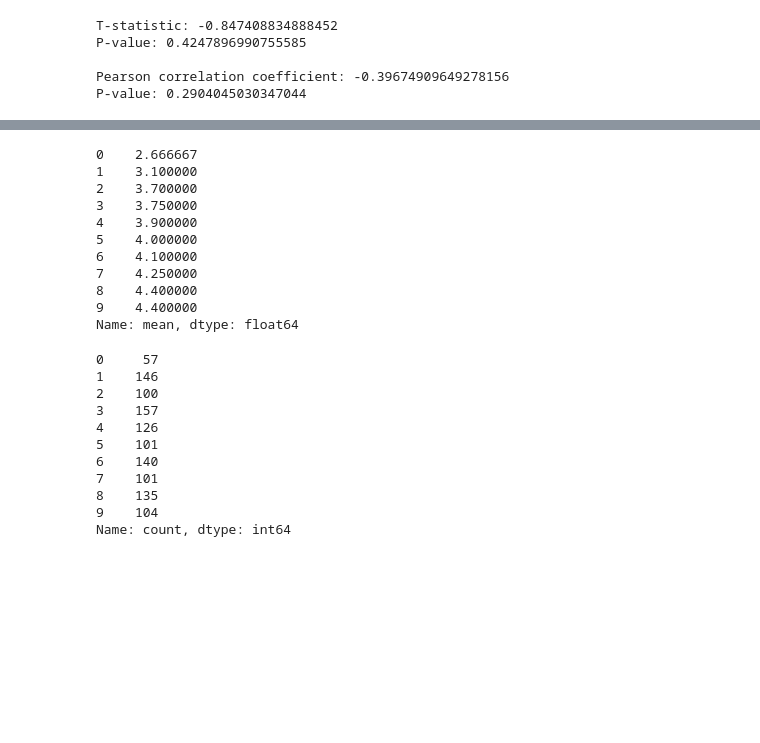
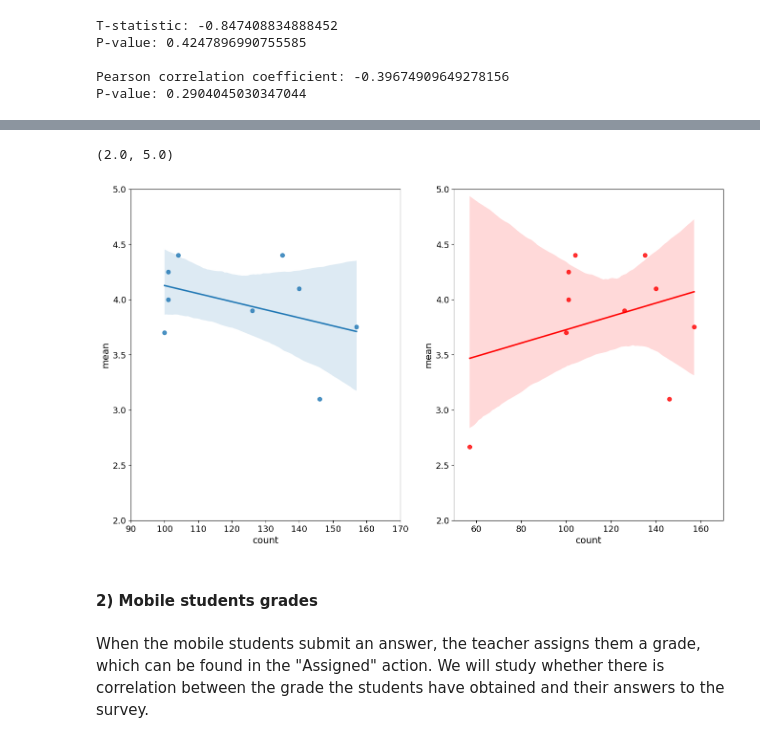
Before and after one commit to Stocastico/Evaluation_paper, a Jupyter notebook: data_analysis/Data_Analysis_Deusto.ipynb, the cells around one changed output, grey strips where cells are left out. Saved outputs shown, nothing was run; the diff lists cells and outputs as text; code cells hidden in the pictures; blank space fills up the shorter version.

```diff
--- a/data_analysis/Data_Analysis_Deusto.ipynb
+++ b/data_analysis/Data_Analysis_Deusto.ipynb
@@ -351,28 +328,16 @@ Name: mean, dtype: float64
-# %%
-int_df["mean"]
-# %% [output]
-0    2.666667
-1    3.100000
-2    3.700000
-3    3.750000
-4    3.900000
-5    4.000000
-6    4.100000
-7    4.250000
-8    4.400000
-9    4.400000
-Name: mean, dtype: float64
-# %%
-int_df["count"]
-# %% [output]
-0     57
-1    146
-2    100
-3    157
-4    126
-5    101
-6    140
-7    101
-8    135
-9    104
-Name: count, dtype: int64
+# %%
+f, axes = plt.subplots(1, 2)
+
+sns.regplot(x="count", y="mean", data=int_mobile_df, ax=axes[0]);
+sns.regplot(x="count", y="mean", data=int_df, ax=axes[1], color='red', line_kws={'color': 'red'});
+axes[0].set_xlim([90, 170])
+axes[0].set_ylim([2, 5])
+axes[1].set_xlim([50, 170])
+axes[1].set_ylim([2, 5])
+# %% [output]
+(2.0, 5.0)
+[figure, added]
+# %% [markdown]
+#### 2) Mobile students grades
+# %% [markdown]
+When the mobile students submit an answer, the teacher assigns them a grade, which can be found in the "Assigned" action. We will study whether there is correlation between the grade the students have obtained and their answers to the survey.
```
Also changed, not shown: parts of 36 cells of this notebook, 2 other files.
